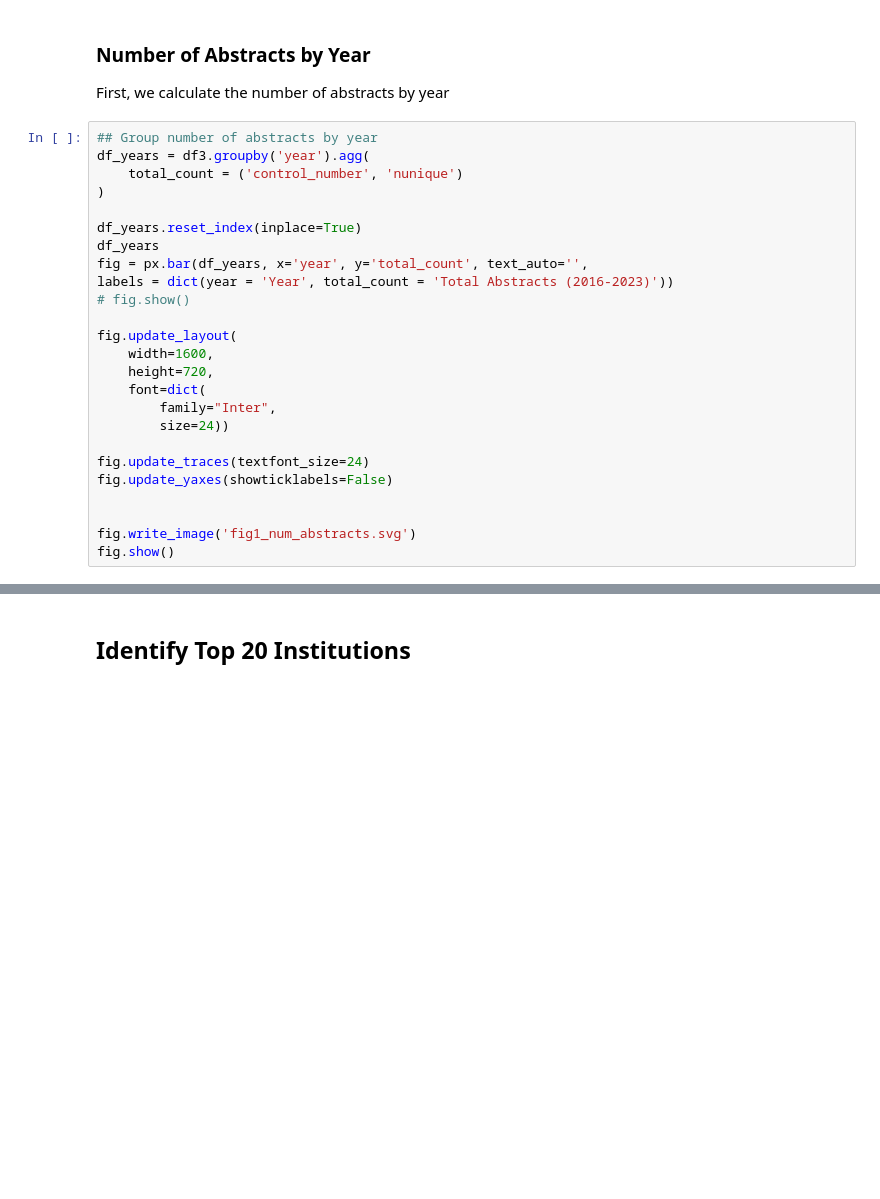
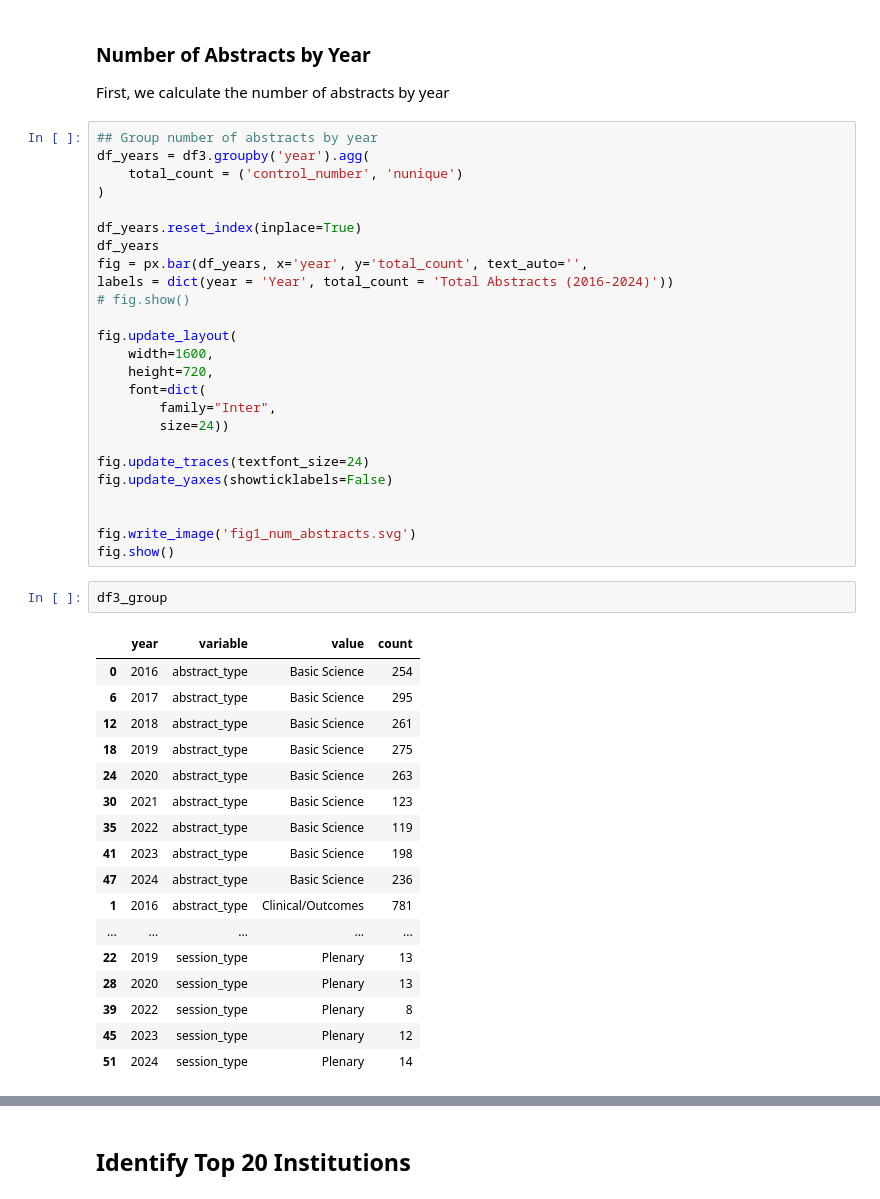
Before and after one commit to tsathe/asc-abstract-proj, a Jupyter notebook: data.ipynb, the cells around one changed output, grey strips where cells are left out. Drawn from its saved outputs; the diff is of its cells as text; blank space fills up the shorter version.

```diff
--- a/data.ipynb
+++ b/data.ipynb
@@ -379,7 +382,7 @@ df_years = df3.groupby('year').agg(
 df_years.reset_index(inplace=True)
 df_years
 fig = px.bar(df_years, x='year', y='total_count', text_auto='',
-labels = dict(year = 'Year', total_count = 'Total Abstracts (2016-2023)'))
+labels = dict(year = 'Year', total_count = 'Total Abstracts (2016-2024)'))
 # fig.show()
 
 fig.update_layout(
@@ -395,3 +398,23 @@ fig.update_yaxes(showticklabels=False)
 
 fig.write_image('fig1_num_abstracts.svg')
 fig.show()
+# %%
+df3_group
+# %% [output]
+|  | year | variable | value | count |
+| 0 | 2016 | abstract_type | Basic Science | 254 |
+| 6 | 2017 | abstract_type | Basic Science | 295 |
+| 12 | 2018 | abstract_type | Basic Science | 261 |
+| 18 | 2019 | abstract_type | Basic Science | 275 |
+| 24 | 2020 | abstract_type | Basic Science | 263 |
+| 30 | 2021 | abstract_type | Basic Science | 123 |
+| 35 | 2022 | abstract_type | Basic Science | 119 |
+| 41 | 2023 | abstract_type | Basic Science | 198 |
+| 47 | 2024 | abstract_type | Basic Science | 236 |
+| 1 | 2016 | abstract_type | Clinical/Outcomes | 781 |
+| ... | ... | ... | ... | ... |
+| 22 | 2019 | session_type | Plenary | 13 |
+| 28 | 2020 | session_type | Plenary | 13 |
+| 39 | 2022 | session_type | Plenary | 8 |
+| 45 | 2023 | session_type | Plenary | 12 |
+| 51 | 2024 | session_type | Plenary | 14 |
```
Also changed, not shown: parts of 11 cells of this notebook, 56 other files.
